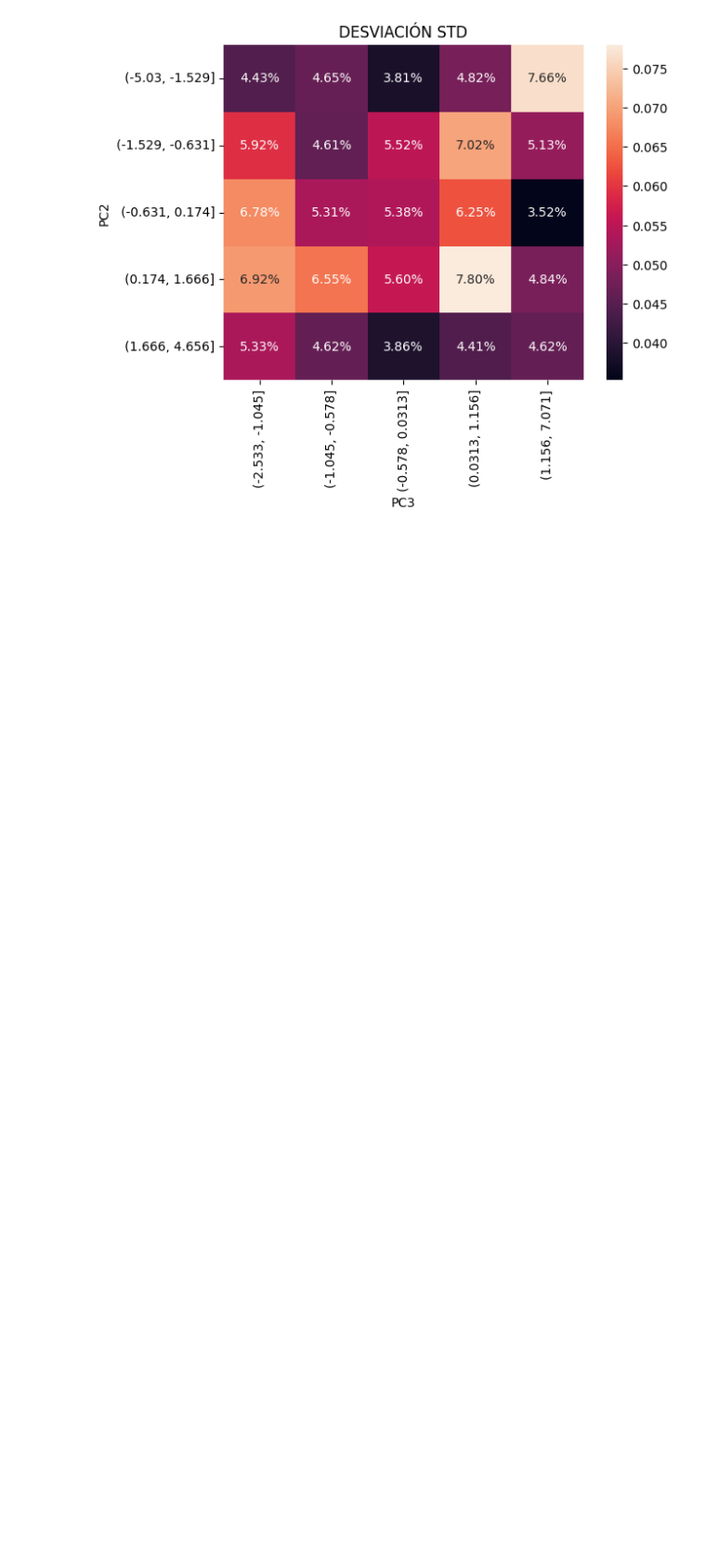
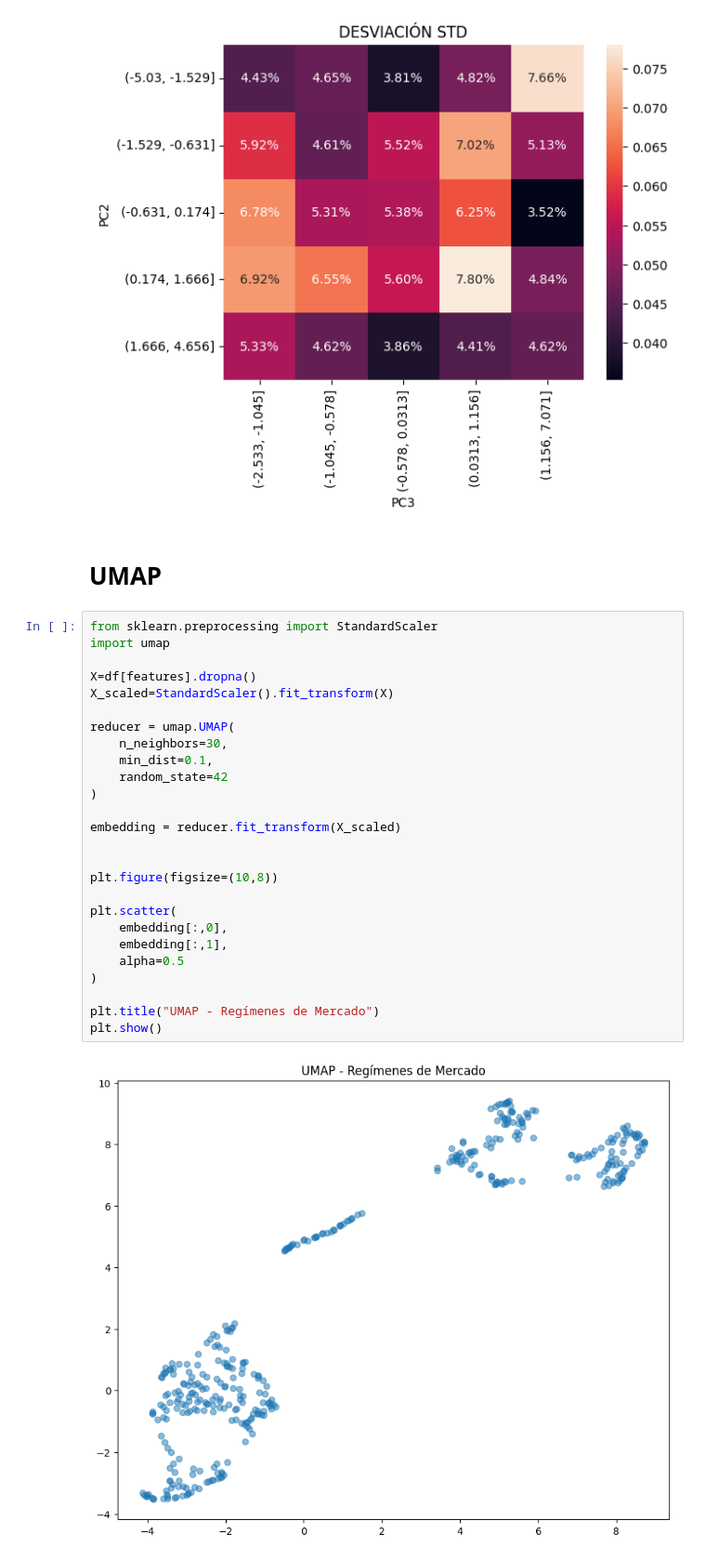
Before and after one commit to Saul-Ochoa/financial-time-series-lab, a Jupyter notebook: 1. Series temporales básicas/PCA.ipynb, the cells around one changed output. Shown at 93% size. Drawn from its saved outputs; the diff is of its cells as text; blank space fills up the shorter version.

```diff
--- a/1. Series temporales básicas/PCA.ipynb
+++ b/1. Series temporales básicas/PCA.ipynb
@@ -399,3 +401,33 @@ plt.title('DESVIACIÓN STD')
 plt.show()
 # %% [output]
 [figure]
+# %% [markdown]
+# **UMAP**
+# %%
+from sklearn.preprocessing import StandardScaler
+import umap
+
+X=df[features].dropna()
+X_scaled=StandardScaler().fit_transform(X)
+
+reducer = umap.UMAP(
+    n_neighbors=30,
+    min_dist=0.1,
+    random_state=42
+)
+
+embedding = reducer.fit_transform(X_scaled)
+
+
+plt.figure(figsize=(10,8))
+
+plt.scatter(
+    embedding[:,0],
+    embedding[:,1],
+    alpha=0.5
+)
+
+plt.title("UMAP - Regímenes de Mercado")
+plt.show()
+# %% [output]
+[figure, added]
```
Also changed, not shown: parts of 27 cells of this notebook.
